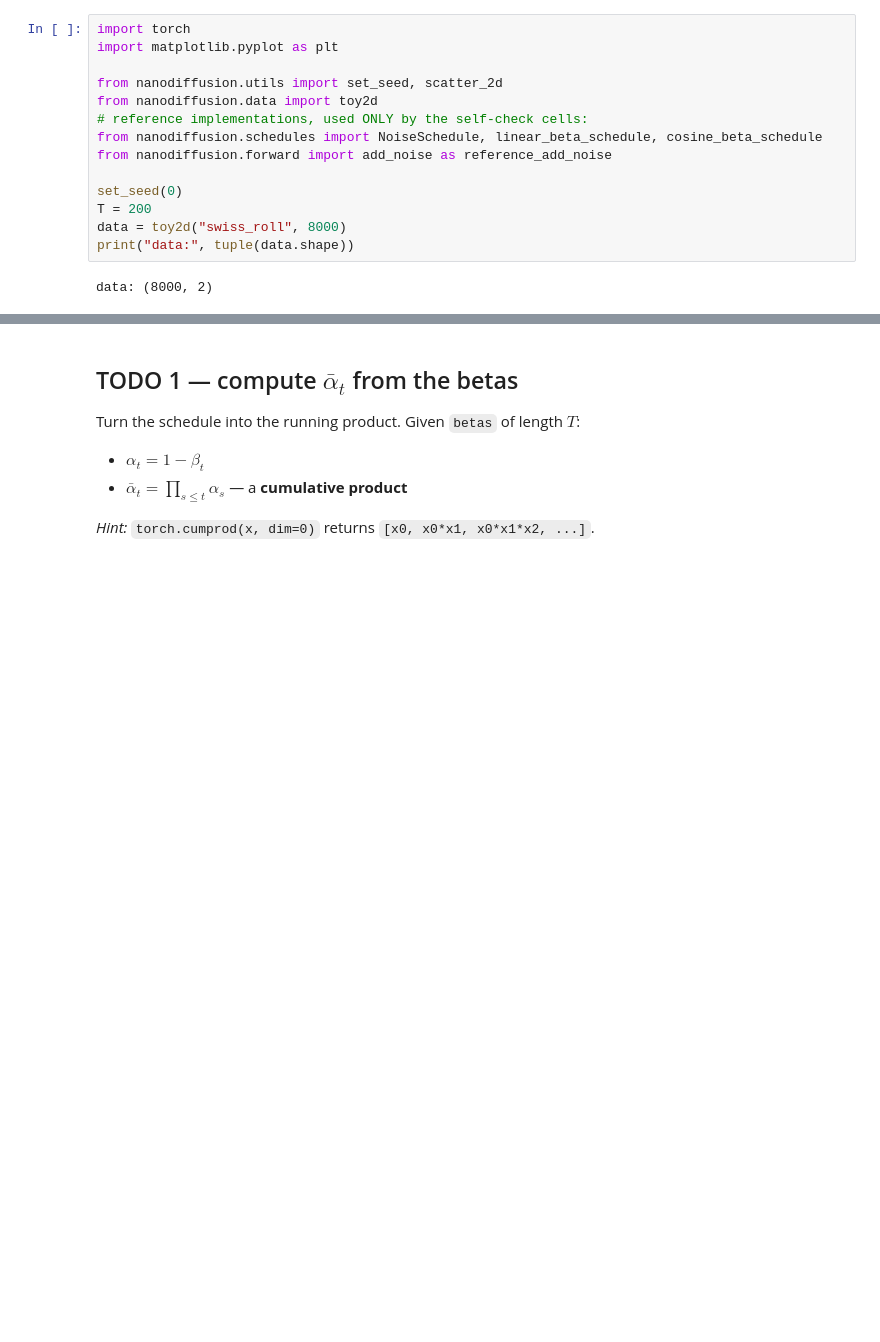
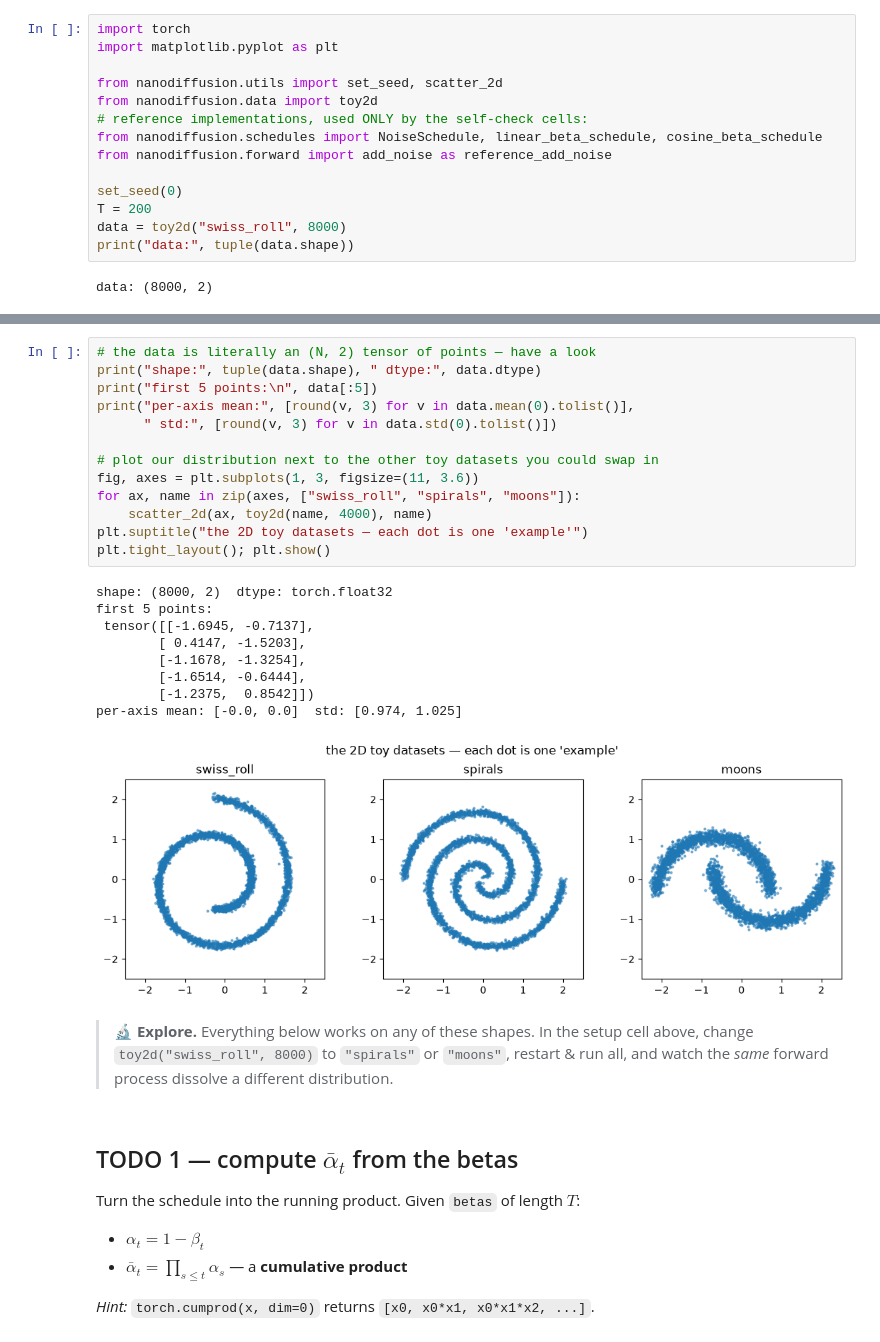
Before and after one commit to maksiksay/nanoDiffusion, a Jupyter notebook: solutions/notebooks/01_forward_process.ipynb, the cells around one changed output, grey strips where cells are left out. Cells and saved outputs as stored; diff of their text form; blank space fills up the shorter version.

```diff
--- a/solutions/notebooks/01_forward_process.ipynb
+++ b/solutions/notebooks/01_forward_process.ipynb
@@ -144,3 +161,30 @@ data: (8000, 2)
+# %%
+# the data is literally an (N, 2) tensor of points — have a look
+print("shape:", tuple(data.shape), " dtype:", data.dtype)
+print("first 5 points:\n", data[:5])
+print("per-axis mean:", [round(v, 3) for v in data.mean(0).tolist()],
+      " std:", [round(v, 3) for v in data.std(0).tolist()])
+
+# plot our distribution next to the other toy datasets you could swap in
+fig, axes = plt.subplots(1, 3, figsize=(11, 3.6))
+for ax, name in zip(axes, ["swiss_roll", "spirals", "moons"]):
+    scatter_2d(ax, toy2d(name, 4000), name)
+plt.suptitle("the 2D toy datasets — each dot is one 'example'")
+plt.tight_layout(); plt.show()
+# %% [output]
+shape: (8000, 2)  dtype: torch.float32
+first 5 points:
+ tensor([[-1.6945, -0.7137],
+        [ 0.4147, -1.5203],
+        [-1.1678, -1.3254],
+        [-1.6514, -0.6444],
+        [-1.2375,  0.8542]])
+per-axis mean: [-0.0, 0.0]  std: [0.974, 1.025]
+[figure, added]
+# %% [markdown]
+> **🔬 Explore.** Everything below works on any of these shapes. In the setup cell
+> above, change `toy2d("swiss_roll", 8000)` to `"spirals"` or `"moons"`, restart &
+> run all, and watch the *same* forward process dissolve a different distribution.
 # %% [markdown]
 ## TODO 1 — compute $\bar\alpha_t$ from the betas
 
```
Also changed, not shown: parts of 14 cells of this notebook, 1 other file.
